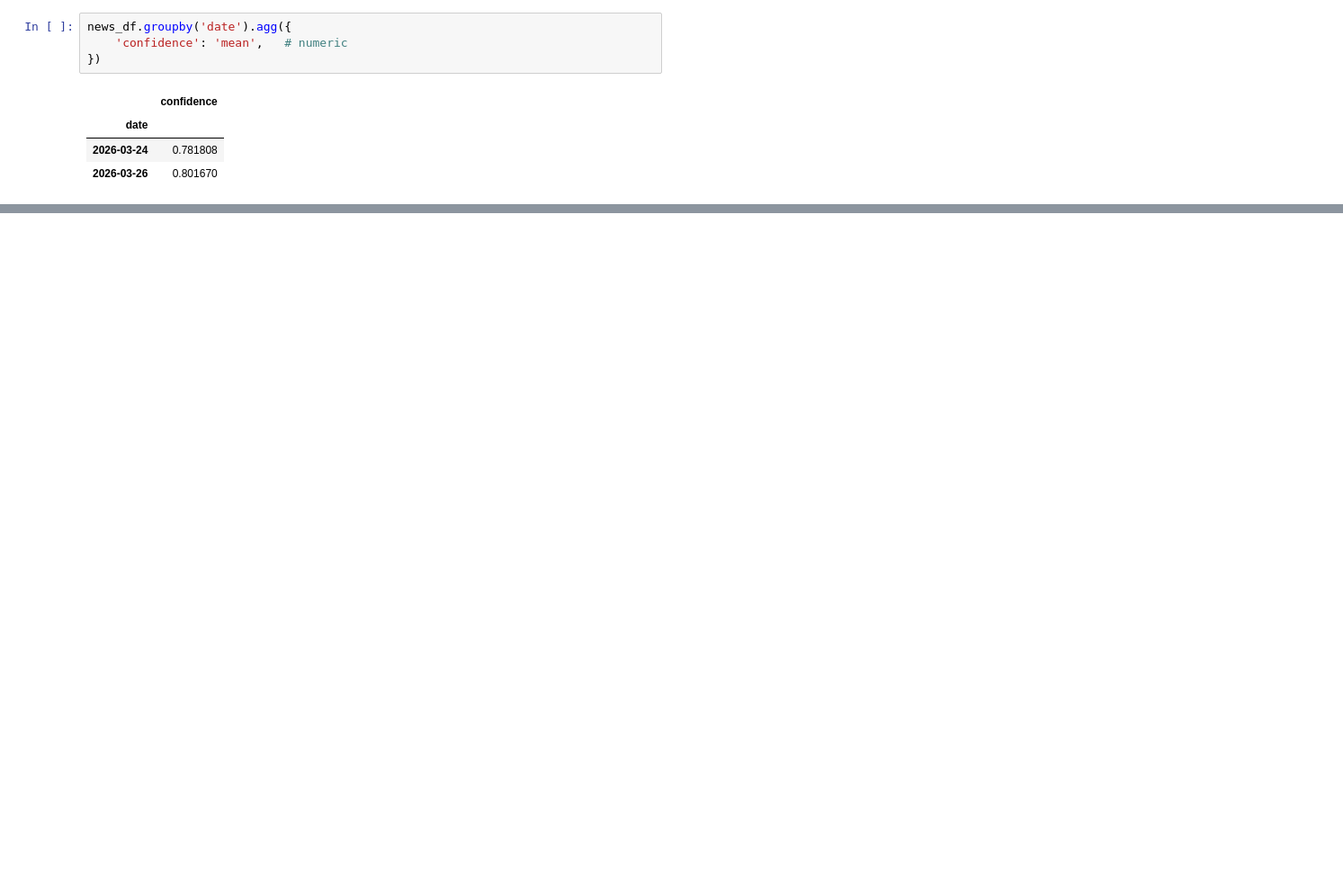
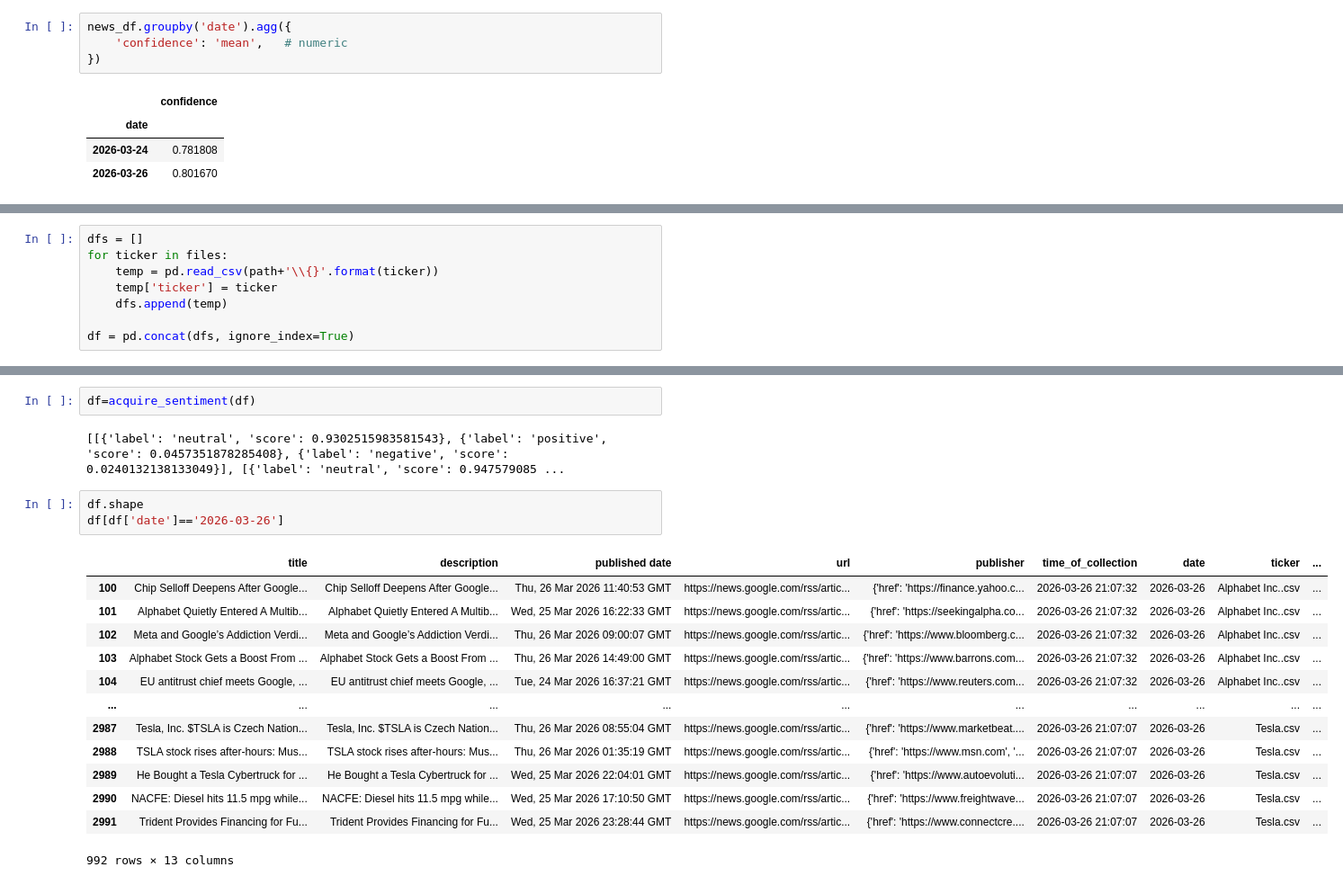
Before and after one commit to ajiteshsi/test_2, a Jupyter notebook: sentiment_gnews.ipynb, the cells around one changed output, grey strips where cells are left out. Shown at 90% size. Saved outputs shown, nothing was run; the diff lists cells and outputs as text; blank space fills up the shorter version.

```diff
--- a/sentiment_gnews.ipynb
+++ b/sentiment_gnews.ipynb
@@ -327,0 +186,8 @@ nv_df.head()
+# %%
+dfs = []
+for ticker in files:
+    temp = pd.read_csv(path+'\\{}'.format(ticker))
+    temp['ticker'] = ticker
+    dfs.append(temp)
+
+df = pd.concat(dfs, ignore_index=True)
@@ -327,0 +214,21 @@ nv_df.head()
+# %%
+df=acquire_sentiment(df)
+# %% [output]
+[[{'label': 'neutral', 'score': 0.9302515983581543}, {'label': 'positive', 'score': 0.0457351878285408}, {'label': 'negative', 'score': 0.0240132138133049}], [{'label': 'neutral', 'score': 0.947579085 ...
+# %%
+df.shape
+df[df['date']=='2026-03-26']
+# %% [output]
+|  | title | description | published date | url | publisher | time_of_collection | date | ticker | ... |
+| 100 | Chip Selloff Deepens After Google... | Chip Selloff Deepens After Google... | Thu, 26 Mar 2026 11:40:53 GMT | https://news.google.com/rss/artic... | {'href': 'https://finance.yahoo.c... | 2026-03-26 21:07:32 | 2026-03-26 | Alphabet Inc..csv | ... |
+| 101 | Alphabet Quietly Entered A Multib... | Alphabet Quietly Entered A Multib... | Wed, 25 Mar 2026 16:22:33 GMT | https://news.google.com/rss/artic... | {'href': 'https://seekingalpha.co... | 2026-03-26 21:07:32 | 2026-03-26 | Alphabet Inc..csv | ... |
+| 102 | Meta and Google’s Addiction Verdi... | Meta and Google’s Addiction Verdi... | Thu, 26 Mar 2026 09:00:07 GMT | https://news.google.com/rss/artic... | {'href': 'https://www.bloomberg.c... | 2026-03-26 21:07:32 | 2026-03-26 | Alphabet Inc..csv | ... |
+| 103 | Alphabet Stock Gets a Boost From ... | Alphabet Stock Gets a Boost From ... | Thu, 26 Mar 2026 14:49:00 GMT | https://news.google.com/rss/artic... | {'href': 'https://www.barrons.com... | 2026-03-26 21:07:32 | 2026-03-26 | Alphabet Inc..csv | ... |
+| 104 | EU antitrust chief meets Google, ... | EU antitrust chief meets Google, ... | Tue, 24 Mar 2026 16:37:21 GMT | https://news.google.com/rss/artic... | {'href': 'https://www.reuters.com... | 2026-03-26 21:07:32 | 2026-03-26 | Alphabet Inc..csv | ... |
+| ... | ... | ... | ... | ... | ... | ... | ... | ... | ... |
+| 2987 | Tesla, Inc. $TSLA is Czech Nation... | Tesla, Inc. $TSLA is Czech Nation... | Thu, 26 Mar 2026 08:55:04 GMT | https://news.google.com/rss/artic... | {'href': 'https://www.marketbeat.... | 2026-03-26 21:07:07 | 2026-03-26 | Tesla.csv | ... |
+| 2988 | TSLA stock rises after-hours: Mus... | TSLA stock rises after-hours: Mus... | Thu, 26 Mar 2026 01:35:19 GMT | https://news.google.com/rss/artic... | {'href': 'https://www.msn.com', '... | 2026-03-26 21:07:07 | 2026-03-26 | Tesla.csv | ... |
+| 2989 | He Bought a Tesla Cybertruck for ... | He Bought a Tesla Cybertruck for ... | Wed, 25 Mar 2026 22:04:01 GMT | https://news.google.com/rss/artic... | {'href': 'https://www.autoevoluti... | 2026-03-26 21:07:07 | 2026-03-26 | Tesla.csv | ... |
+| 2990 | NACFE: Diesel hits 11.5 mpg while... | NACFE: Diesel hits 11.5 mpg while... | Wed, 25 Mar 2026 17:10:50 GMT | https://news.google.com/rss/artic... | {'href': 'https://www.freightwave... | 2026-03-26 21:07:07 | 2026-03-26 | Tesla.csv | ... |
+| 2991 | Trident Provides Financing for Fu... | Trident Provides Financing for Fu... | Wed, 25 Mar 2026 23:28:44 GMT | https://news.google.com/rss/artic... | {'href': 'https://www.connectcre.... | 2026-03-26 21:07:07 | 2026-03-26 | Tesla.csv | ... |
+992 rows × 13 columns
```
Also changed, not shown: parts of 38 cells of this notebook.
